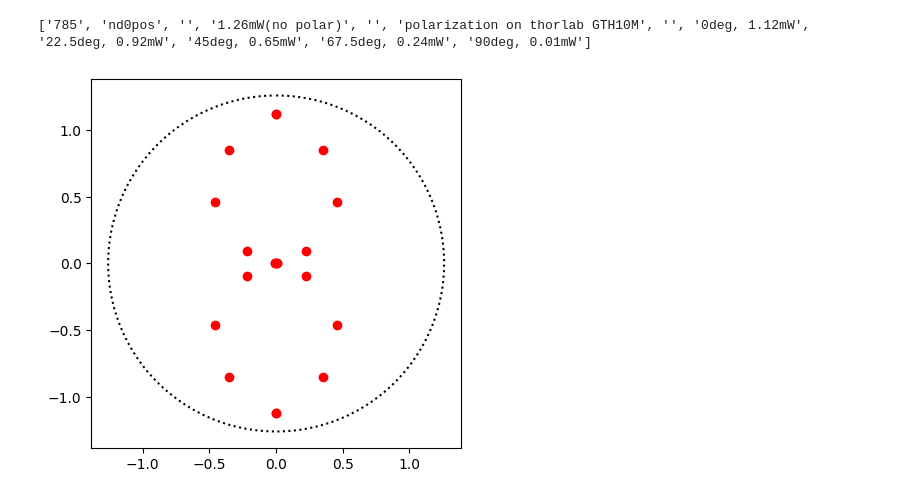
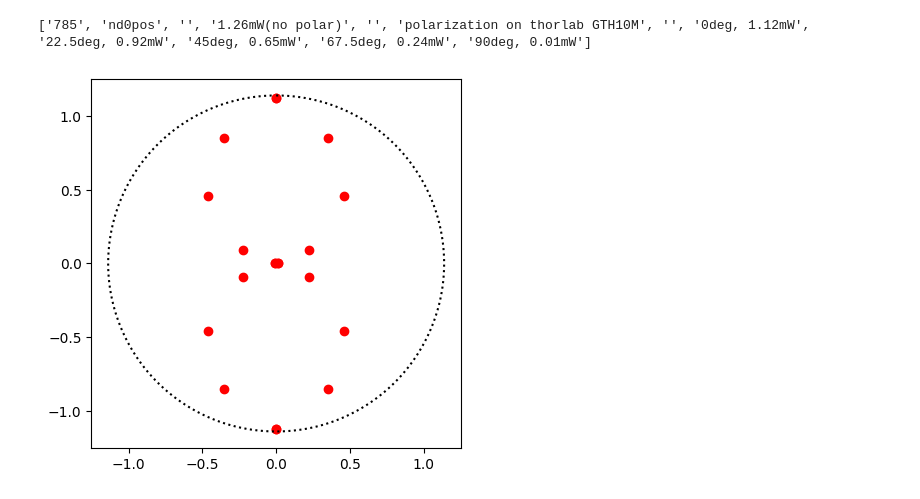
Before and after one commit to kykougaku/adhoc_analysis, a Jupyter notebook: notebook/autofocus.ipynb, the cells around one changed output. Drawn from its saved outputs; the diff is of its cells as text; code cells hidden in the pictures.

```diff
--- a/notebook/autofocus.ipynb
+++ b/notebook/autofocus.ipynb
@@ -50,16 +50,16 @@ thetalist = range(0, 360, 1)
 # %%
 plt.figure()
 fig = plt.subplot()
-fig.plot(1.26 * np.sin(np.deg2rad(thetalist)), 1.26 * np.cos(np.deg2rad(thetalist)), ':', color='black')
+fig.plot(1.26 * 0.90423 * np.sin(np.deg2rad(thetalist)), 1.26 * 0.90423 * np.cos(np.deg2rad(thetalist)), ':', color='black')
 
 for deg, pow in zip(datadeg, datapow):
     fig.scatter(pow * np.sin(np.deg2rad(deg)), pow * np.cos(np.deg2rad(deg)), color='red')
     fig.scatter(-1 * pow * np.sin(np.deg2rad(deg)), pow * np.cos(np.deg2rad(deg)), color='red')
     fig.scatter(pow * np.sin(np.deg2rad(deg)), -1 * pow * np.cos(np.deg2rad(deg)), color='red')
     fig.scatter(-1 * pow * np.sin(np.deg2rad(deg)), -1 * pow * np.cos(np.deg2rad(deg)), color='red')
 
 
 fig.set_aspect('equal')
 plt.show()
 # %% [output]
-[figure, old version]
+[figure, new version]
```
